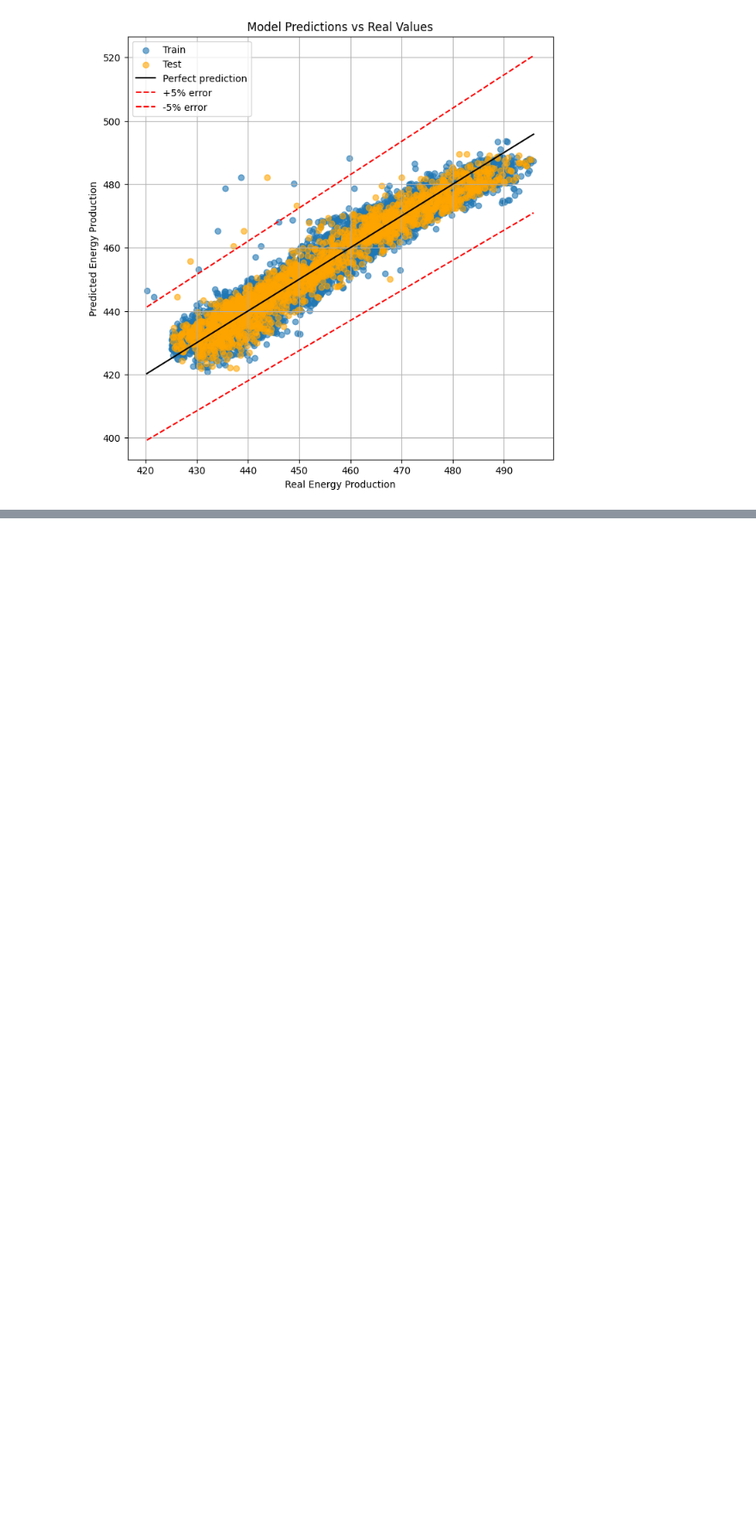
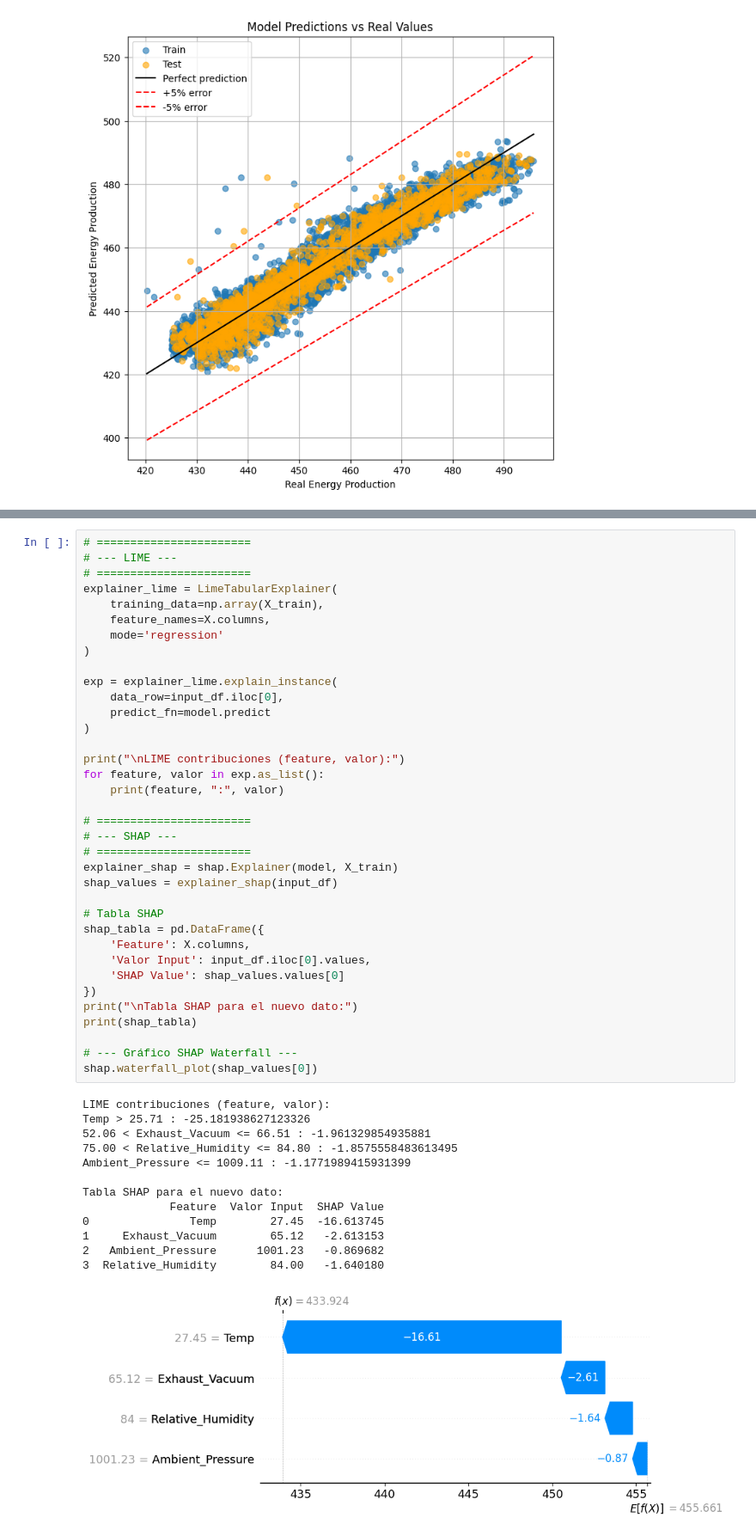
Before and after one commit to Capaquira/projectsLivreLow-code, a Jupyter notebook: CombinedCyclePowerPlant.ipynb, the cells around one changed output, grey strips where cells are left out. Shown at 86% size. Drawn from its saved outputs; the diff is of its cells as text; blank space fills up the shorter version.

Commit message:
AI explainer

```diff
--- a/CombinedCyclePowerPlant.ipynb
+++ b/CombinedCyclePowerPlant.ipynb
@@ -261,0 +396,50 @@ plt.show()
+# %%
+# =======================
+# --- LIME ---
+# =======================
+explainer_lime = LimeTabularExplainer(
+    training_data=np.array(X_train),
+    feature_names=X.columns,
+    mode='regression'
+)
+
+exp = explainer_lime.explain_instance(
+    data_row=input_df.iloc[0],
+    predict_fn=model.predict
+)
+
+print("\nLIME contribuciones (feature, valor):")
+for feature, valor in exp.as_list():
+    print(feature, ":", valor)
+
+# =======================
+# --- SHAP ---
+# =======================
+explainer_shap = shap.Explainer(model, X_train)
+shap_values = explainer_shap(input_df)
+
+# Tabla SHAP
+shap_tabla = pd.DataFrame({
+    'Feature': X.columns,
+    'Valor Input': input_df.iloc[0].values,
+    'SHAP Value': shap_values.values[0]
+})
+print("\nTabla SHAP para el nuevo dato:")
+print(shap_tabla)
+
+# --- Gráfico SHAP Waterfall ---
+shap.waterfall_plot(shap_values[0])
+# %% [output]
+LIME contribuciones (feature, valor):
+Temp > 25.71 : -25.181938627123326
+52.06 < Exhaust_Vacuum <= 66.51 : -1.961329854935881
+75.00 < Relative_Humidity <= 84.80 : -1.8575558483613495
+Ambient_Pressure <= 1009.11 : -1.1771989415931399
+
+Tabla SHAP para el nuevo dato:
+             Feature  Valor Input  SHAP Value
+0               Temp        27.45  -16.613745
+1     Exhaust_Vacuum        65.12   -2.613153
+2   Ambient_Pressure      1001.23   -0.869682
+3  Relative_Humidity        84.00   -1.640180
+[figure, added]
```
Also changed, not shown: parts of 9 cells of this notebook.
